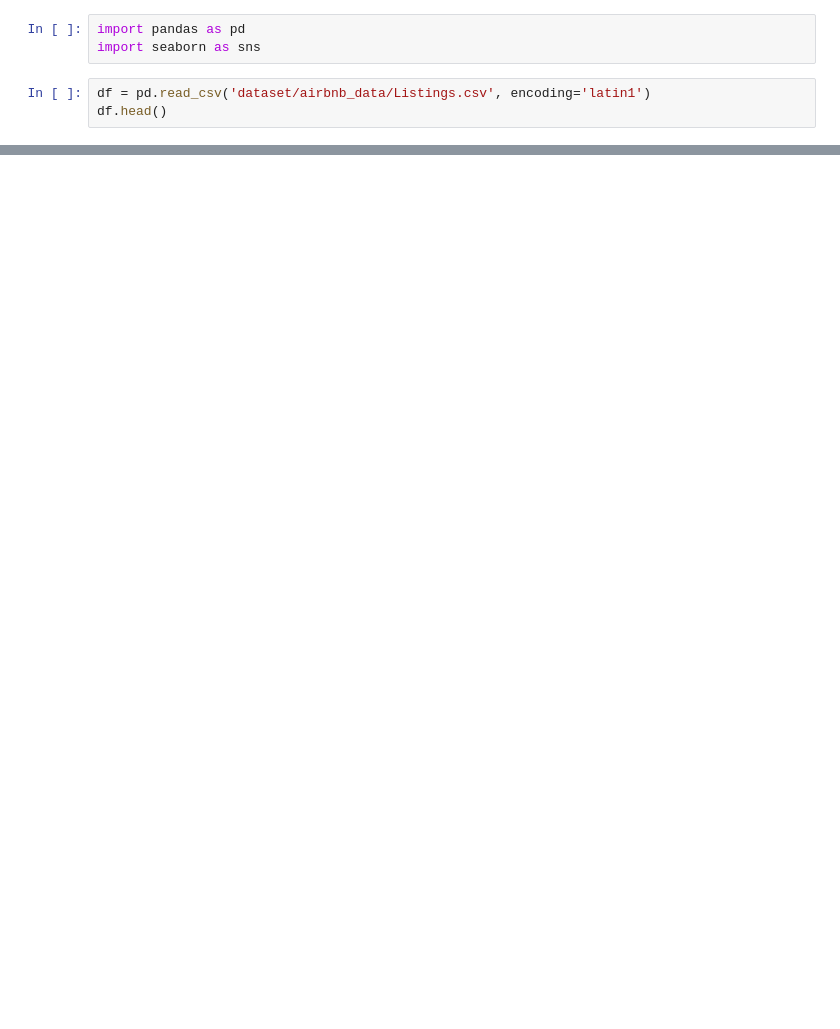
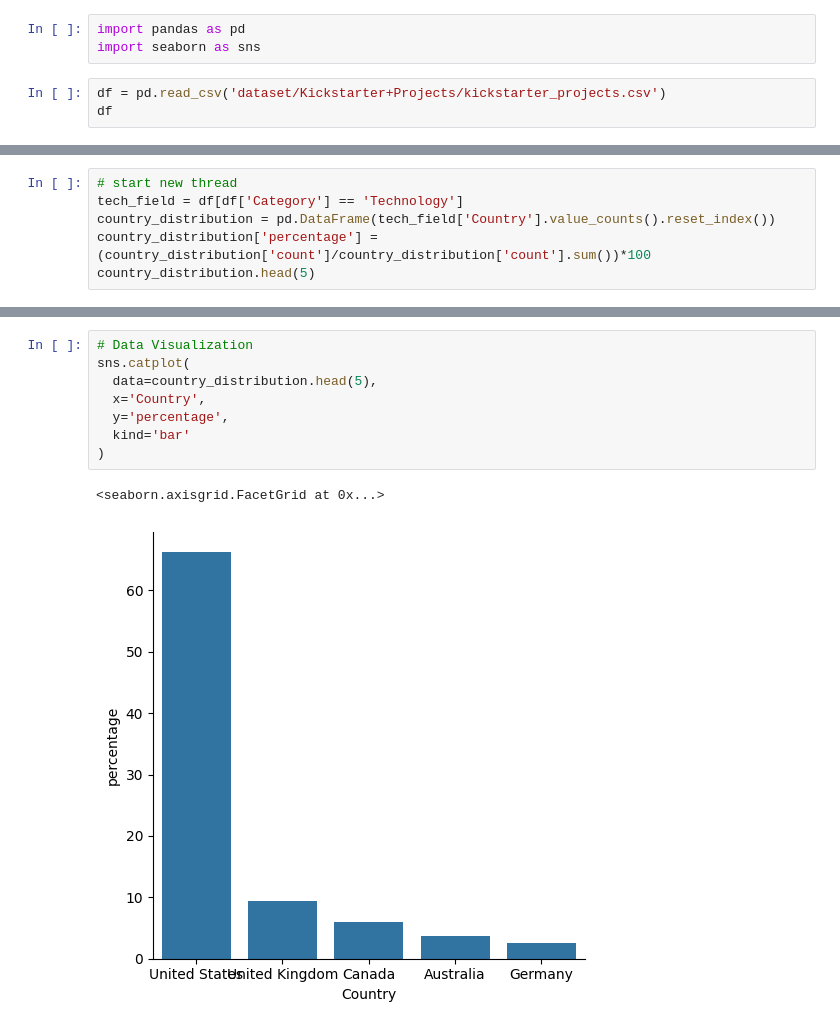
Before and after one commit to rudikurniawan99/pandas-basic, a Jupyter notebook: base.ipynb, the cells around one changed output, grey strips where cells are left out. Drawn from its saved outputs; the diff is of its cells as text; blank space fills up the shorter version.

```diff
--- a/base.ipynb
+++ b/base.ipynb
@@ -2,6 +2,6 @@
 import pandas as pd
 import seaborn as sns
 # %%
-df = pd.read_csv('dataset/airbnb_data/Listings.csv', encoding='latin1')
-df.head()
+df = pd.read_csv('dataset/Kickstarter+Projects/kickstarter_projects.csv')
+df
 # %% [output]
@@ -20,0 +63,6 @@ df.head()
+# %%
+# start new thread
+tech_field = df[df['Category'] == 'Technology']
+country_distribution = pd.DataFrame(tech_field['Country'].value_counts().reset_index())
+country_distribution['percentage'] = (country_distribution['count']/country_distribution['count'].sum())*100
+country_distribution.head(5)
@@ -20,0 +76,11 @@ df.head()
+# %%
+# Data Visualization
+sns.catplot(
+  data=country_distribution.head(5),
+  x='Country',
+  y='percentage',
+  kind='bar'
+)
+# %% [output]
+<seaborn.axisgrid.FacetGrid at 0x...>
+[figure, added]
```
Also changed, not shown: parts of 9 cells of this notebook, 1 other file.
